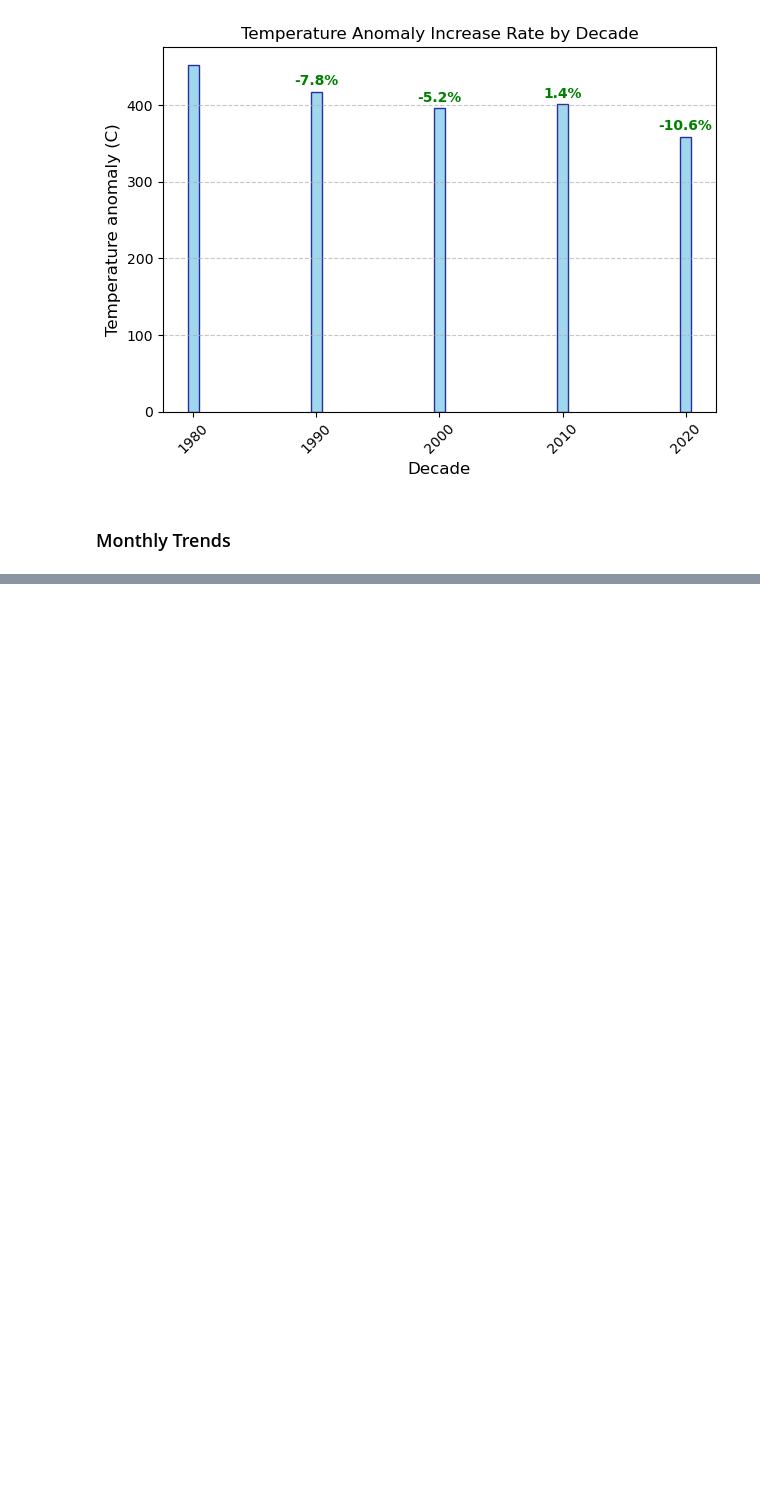
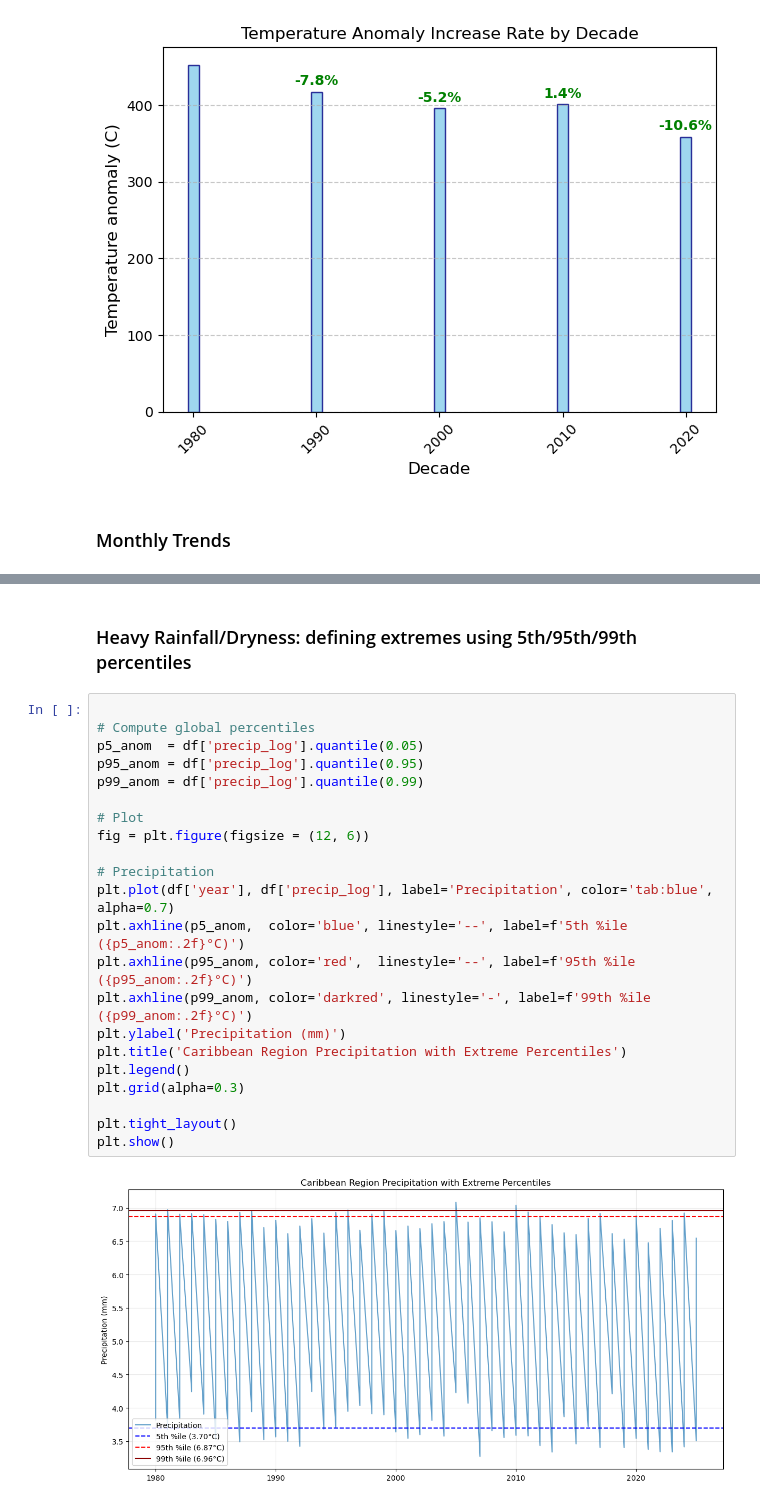
Before and after one commit to NazgulT/caribbean-climate-forecasting, a Jupyter notebook: notebooks/04-EDA-precipitation.ipynb, the cells around one changed output, grey strips where cells are left out. Saved outputs shown, nothing was run; the diff lists cells and outputs as text; blank space fills up the shorter version.

```diff
--- a/notebooks/04-EDA-precipitation.ipynb
+++ b/notebooks/04-EDA-precipitation.ipynb
@@ -284,0 +304,26 @@ SUMMARY OF MAIN TRENDS
+# %% [markdown]
+### Heavy Rainfall/Dryness: defining extremes using 5th/95th/99th percentiles
+# %%
+
+# Compute global percentiles
+p5_anom  = df['precip_log'].quantile(0.05)
+p95_anom = df['precip_log'].quantile(0.95)
+p99_anom = df['precip_log'].quantile(0.99)
+
+# Plot
+fig = plt.figure(figsize = (12, 6))
+
+# Precipitation
+plt.plot(df['year'], df['precip_log'], label='Precipitation', color='tab:blue', alpha=0.7)
+plt.axhline(p5_anom,  color='blue', linestyle='--', label=f'5th %ile ({p5_anom:.2f}°C)')
+plt.axhline(p95_anom, color='red',  linestyle='--', label=f'95th %ile ({p95_anom:.2f}°C)')
+plt.axhline(p99_anom, color='darkred', linestyle='-', label=f'99th %ile ({p99_anom:.2f}°C)')
+plt.ylabel('Precipitation (mm)')
+plt.title('Caribbean Region Precipitation with Extreme Percentiles')
+plt.legend()
+plt.grid(alpha=0.3)
+
+plt.tight_layout()
+plt.show()
+# %% [output]
+[figure, added]
```
Also changed, not shown: parts of 16 cells of this notebook, 6 other files.
